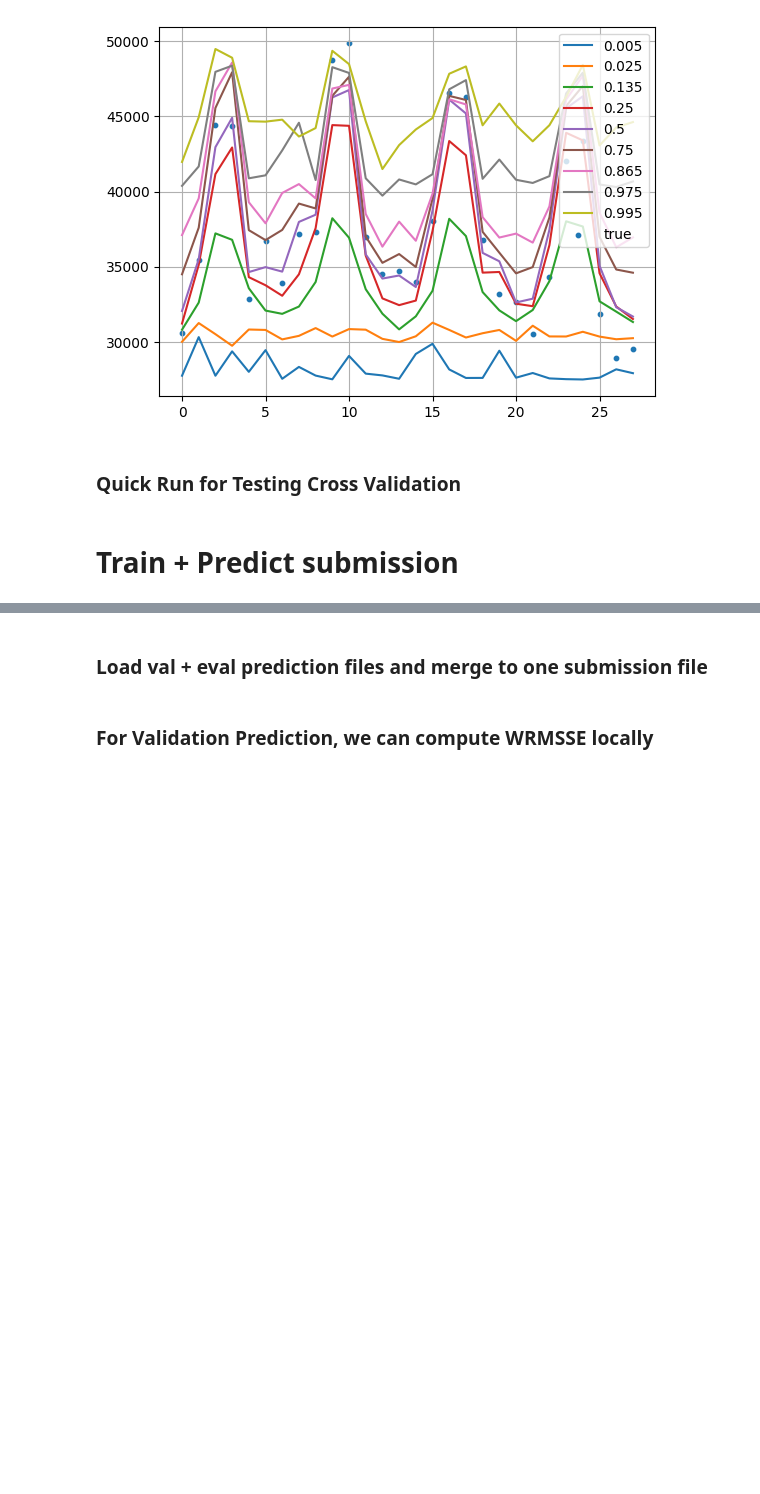
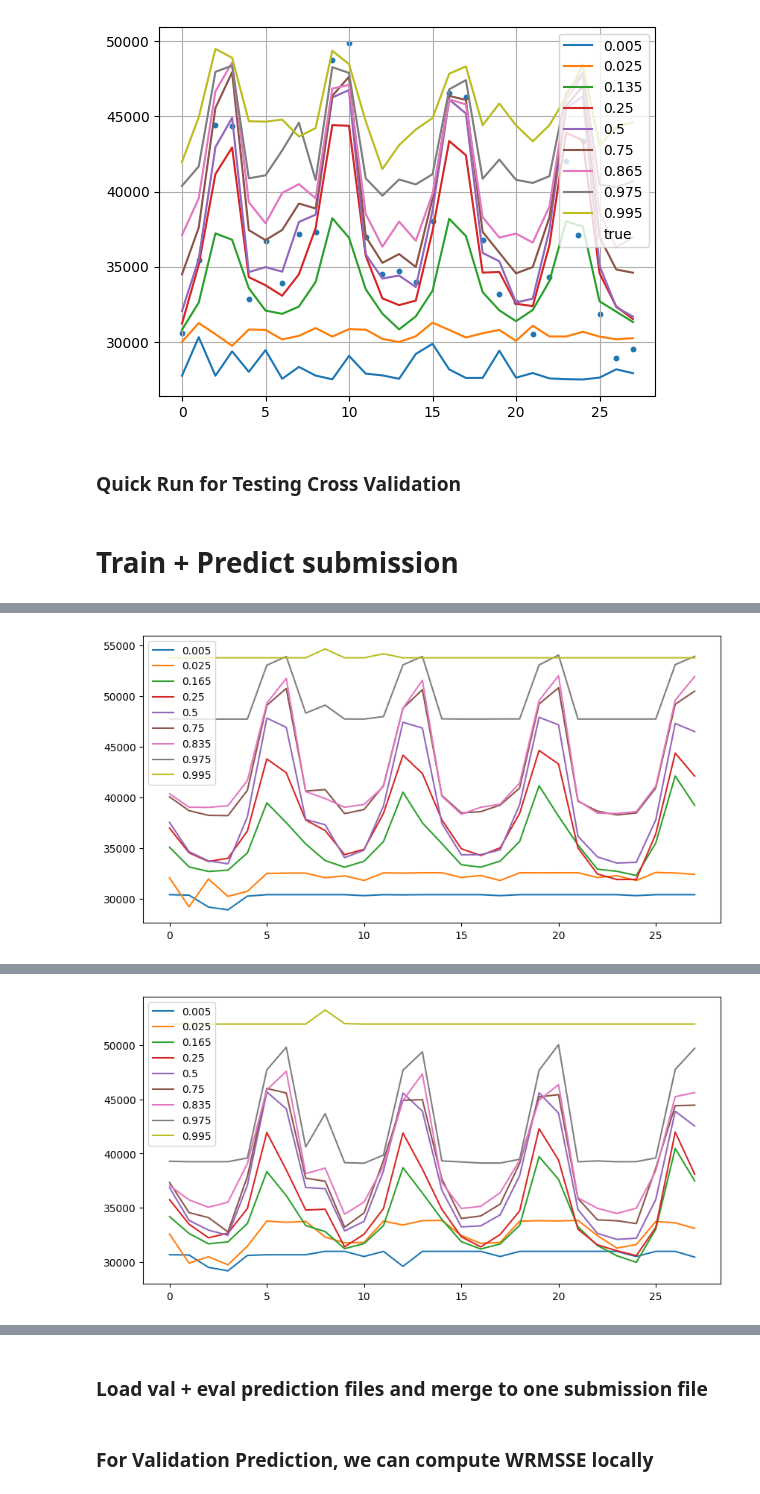
Before and after one commit to CodingNoob234/m5-forecasting-uncertainty, a Jupyter notebook: code/un_training_model_quantiles.ipynb, the cells around one changed output, grey strips where cells are left out. Cells and saved outputs as stored; diff of their text form; code cells hidden in the pictures; blank space fills up the shorter version.

```diff
--- a/code/un_training_model_quantiles.ipynb
+++ b/code/un_training_model_quantiles.ipynb
@@ -402,6 +402,14 @@ def train_level_all_quantiles(
     group_columns = agg_columns
     res: list = []
 
+    def check_any_prefix_matches(column, prefixes):
+        """ Return true if any prefix is in column """
+        # print(column, prefixes, prefixes[0] in column)
+        for prefix in prefixes:
+            if prefix in column:
+                return True
+        return False
+
     # select features
     if USE_ALL:
         columns = features_gr.columns
@@ -410,10 +418,12 @@ def train_level_all_quantiles(
     elif include_columns == None:
         # exclude features from exclusion prefix list
         exclude_prefix_list = exclude_columns
-        columns = [c for c in features_gr.columns if c.split('_')[0] not in exclude_prefix_list]
+        # columns = [c for c in features_gr.columns if c.split('_')[0] not in exclude_prefix_list]
+        columns = [c for c in features_gr.columns if not check_any_prefix_matches(c, exclude_prefix_list)]
     elif isinstance(include_columns, list):
         include_prefix_list = include_columns
-        columns = [c for c in features_gr.columns if c.split('_')[0] in include_prefix_list]
+        # columns = [c for c in features_gr.columns if c.split('_')[0] in include_prefix_list]
+        columns = [c for c in features_gr.columns if check_any_prefix_matches(c, include_prefix_list)]
 
     for column in ALWAYS_KEEP_COLUMNS + group_columns:
         if column not in columns:
@@ -428,6 +438,8 @@ def train_level_all_quantiles(
 
     # separate train/pred indices
     df_train = features_gr[train_idx]
+    if agg_level not in ['Level9', 'Level10', 'Level11', 'Level12']:
+        df_train = df_train[df_train['sold'] >= 50]
     df_pred = features_gr[pred_idx]
     features_train: pd.DataFrame = df_train.drop(DROP_FEATURE_COLUMNS, axis = 1, errors = 'ignore')
     targets_train: pd.Series = df_train['sold']
@@ -551,7 +563,7 @@ SPARSE_FEATURES += [f'seasonal_month_{i}' for i in range(1,13)]
 
 USE_ALL = False
 SPARSE_FEATURES = None
-PLOT_PREDICTIONS = False
+PLOT_PREDICTIONS = True
 
 # sparse_features = ['dayofweek', 'dayofmonth',
 #                      'qs_30d_ewm', 'qs_100d_ewm',
@@ -592,8 +604,8 @@ PARAM_GRID_TRAIN = {
     "hist_pool_size": 1000,
     # 'feature_fraction': 0.9, #.5
     # 'bagging_fraction': .8,
-    "learning_rate": 0.01, # .07
-    "n_estimators": 800,#100
+    "learning_rate": 0.005, # .07
+    "n_estimators": 1000,#100
     "max_depth": 10,
     # 'reg_sqrt': True,
     # 'req_lambda': .00001,
@@ -633,20 +645,22 @@ EXCLUDE_COLUMNS_LIST = (
     # ['autoquantiles'],
     # ['auto'],
     # ['seasonal', 'auto', 'momentum'],
-    # ['auto', 'momentum']
-    ['auto_sold_ma'],
-    ['auto_sold_ewm'],
-    ['autoquantiles_sold_qtile'],
-    ['price_monentum'],
-    ['seasonal_weekday'],
-    ['seasonal_monthday'],
+    # ['auto', 'momentum'],
+    # ['seasonal'],
+    # ['auto_sold_ma'],
+    # ['auto_sold_ewm'],
+    # ['autoquantiles_sold_qtile'],
+    # ['price_monentum'],
+    # ['seasonal_weekday'],
+    # ['seasonal_monthday'],
 )
-INCLUDE_COLUMNS_LIST = (
-    ['auto_sold_ma'],
-    ['auto_sold_ewm'],
-    ['autoquantiles_sold_qtile'],
-    ['seasonal'],
-)
+INCLUDE_COLUMNS_LIST = [
+    ['auto', 'price', 'seasonal'],
+    # ['auto_sold_ma'],
+    # ['auto_sold_ewm'],
+    ['auto_sold_56', 'auto_sold_14', 'auto_sold_7', 'auto_sold_1', 'auto_sold_2', 'seasonal', 'price'],
+    # ['seasonal'],
+]
 
 logger.info('starting with all EXCLUDE_COLUMNS')
 for exclude_columns in EXCLUDE_COLUMNS_LIST: # for each specified feature combination
@@ -702,0 +708 @@ logger.info('finished all INCLUDE_COLUMNS')
+[figure, added]
@@ -703,0 +714 @@ KeyboardInterrupt:
+[figure, added]
```
Also changed, not shown: parts of 3 cells of this notebook.
